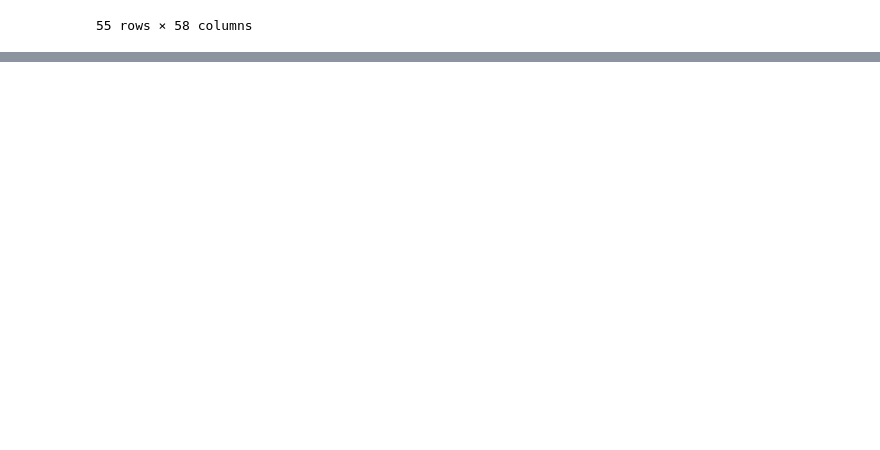
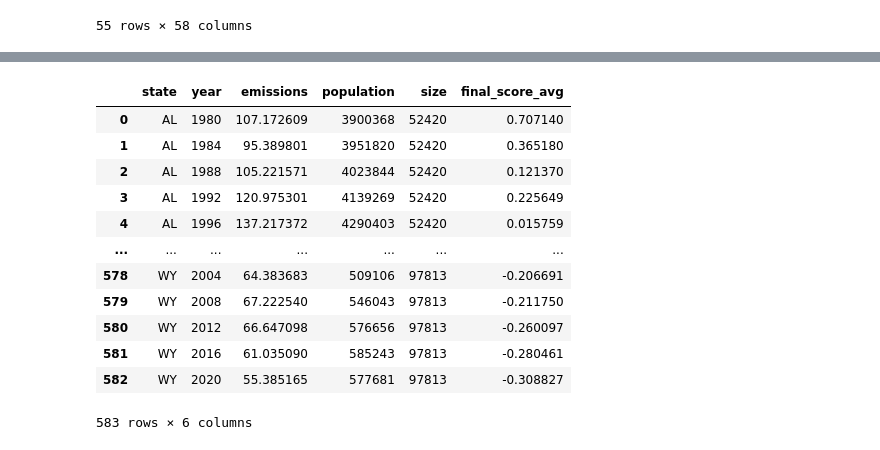
Before and after one commit to AyalYakobe/AirPollutionByPolitics, a Jupyter notebook: overview.ipynb, the cells around one changed output, grey strips where cells are left out. Cells and saved outputs as stored; diff of their text form; code cells hidden in the pictures; blank space fills up the shorter version.

```diff
--- a/overview.ipynb
+++ b/overview.ipynb
@@ -264,0 +294,43 @@ plt.show()
+# %%
+state_emissions_melted = state_emissions_data.melt(id_vars=["State"],
+                                                   var_name="Year",
+                                                   value_name="Emissions")
+state_emissions_melted.columns = state_emissions_melted.columns.str.lower()
+state_emissions_melted = state_emissions_melted.applymap(lambda x: x.lower() if isinstance(x, str) else x)
+
+state_emissions_melted["state"] = state_emissions_melted["state"].map(state_abbreviation_dict)
+
+state_emissions_melted["year"] = state_emissions_melted["year"].astype(str)
+state_emissions_melted = state_emissions_melted.dropna(subset=["year"])  # Remove NaNs
+state_emissions_melted = state_emissions_melted[state_emissions_melted["year"].str.isnumeric()]  # Keep only numeric years
+
+state_emissions_melted["year"] = state_emissions_melted["year"].astype(int)
+state_population_size_data["year"] = state_population_size_data["year"].astype(int)
+
+merged_population_and_emission_data = state_emissions_melted.merge(state_population_size_data, on=["state", "year"], how="inner")
+
+state_land_size_data = state_land_size_data.rename(columns={"State": "state"})
+state_land_size_data["state"] = state_land_size_data["state"].str.lower().map(state_abbreviation_dict)
+
+merged_size_population_emissions_data = merged_population_and_emission_data.merge(state_land_size_data, on="state", how="inner")
+merged_size_population_emissions_data = merged_size_population_emissions_data.rename(columns={"Size (Square Miles)": "size"})
+
+final_political_scores_by_year["state"] = final_political_scores_by_year["state"].str.lower().map(state_abbreviation_dict)
+
+final_merged_dataset = merged_size_population_emissions_data.merge(final_political_scores_by_year, on=["state", "year"], how="inner")
+# %%
+final_merged_dataset
+# %% [output]
+|  | state | year | emissions | population | size | final_score_avg |
+| 0 | AL | 1980 | 107.172609 | 3900368 | 52420 | 0.707140 |
+| 1 | AL | 1984 | 95.389801 | 3951820 | 52420 | 0.365180 |
+| 2 | AL | 1988 | 105.221571 | 4023844 | 52420 | 0.121370 |
+| 3 | AL | 1992 | 120.975301 | 4139269 | 52420 | 0.225649 |
+| 4 | AL | 1996 | 137.217372 | 4290403 | 52420 | 0.015759 |
+| ... | ... | ... | ... | ... | ... | ... |
+| 578 | WY | 2004 | 64.383683 | 509106 | 97813 | -0.206691 |
+| 579 | WY | 2008 | 67.222540 | 546043 | 97813 | -0.211750 |
+| 580 | WY | 2012 | 66.647098 | 576656 | 97813 | -0.260097 |
+| 581 | WY | 2016 | 61.035090 | 585243 | 97813 | -0.280461 |
+| 582 | WY | 2020 | 55.385165 | 577681 | 97813 | -0.308827 |
+583 rows × 6 columns
```
Also changed, not shown: parts of 13 cells of this notebook, 1 other file.
